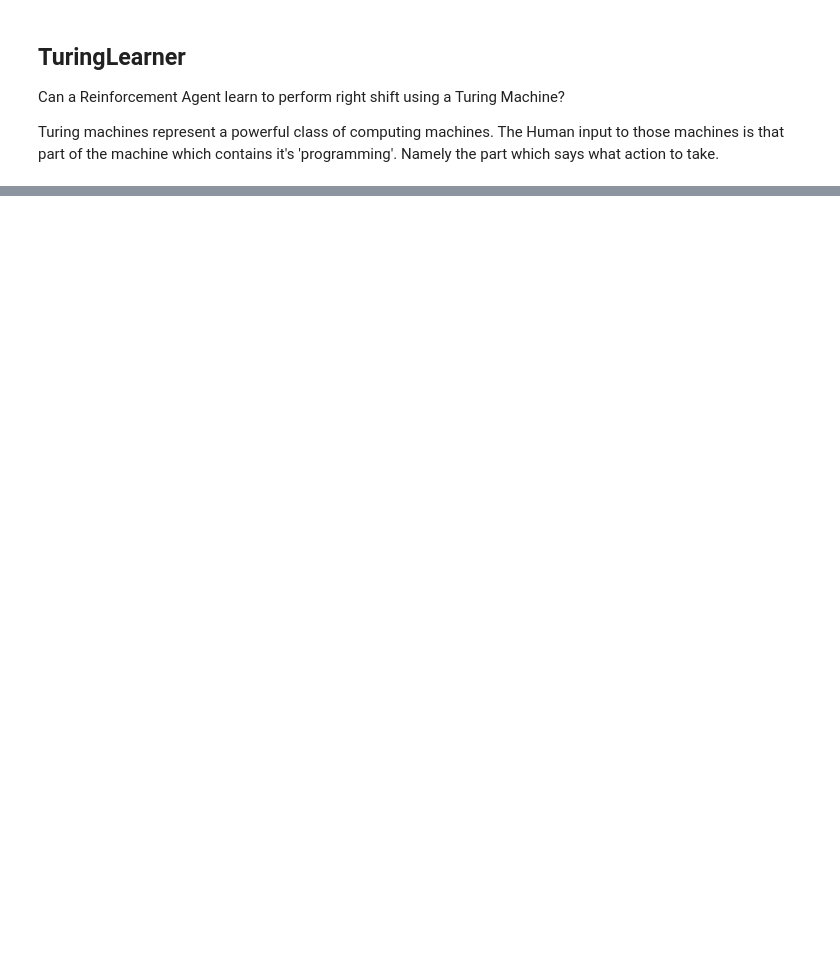
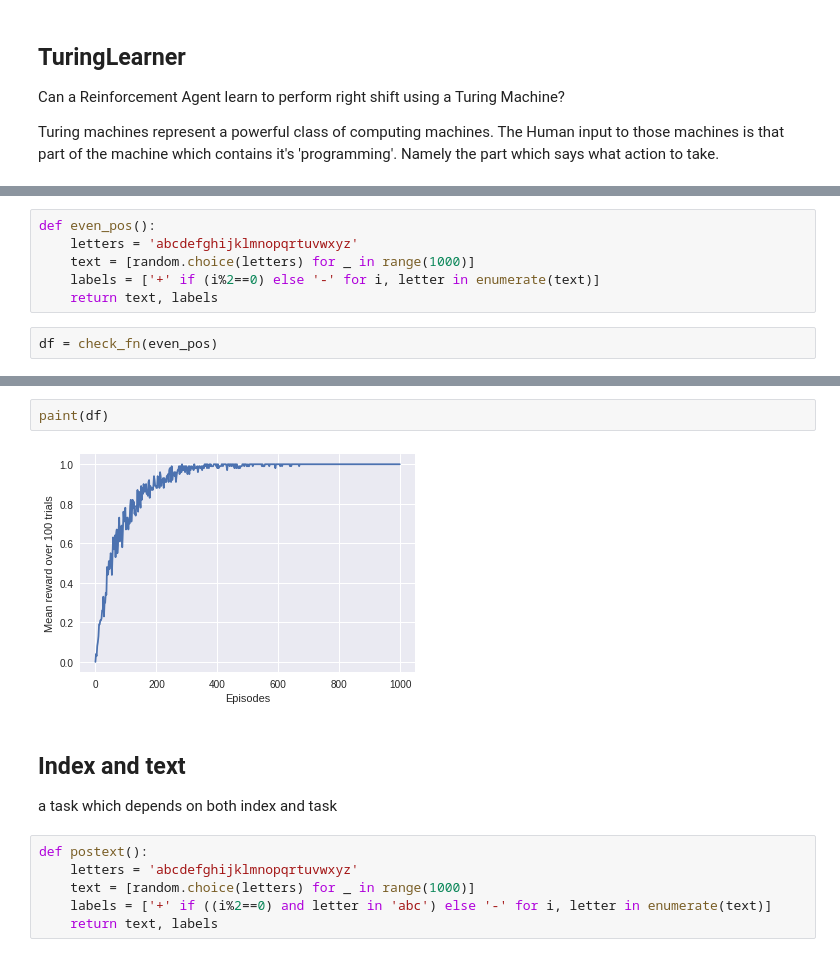
Before and after one commit to theSage21/notebooks, a Jupyter notebook: books/Turing-Learner.ipynb, the cells around one changed output, grey strips where cells are left out. Cells and saved outputs as stored; diff of their text form; blank space fills up the shorter version.

```diff
--- a/books/Turing-Learner.ipynb
+++ b/books/Turing-Learner.ipynb
@@ -157,0 +138,8 @@ run_fn(sorting, eps=1000)
+# %%
+def even_pos():
+    letters = 'abcdefghijklmnopqrtuvwxyz'
+    text = [random.choice(letters) for _ in range(1000)]
+    labels = ['+' if (i%2==0) else '-' for i, letter in enumerate(text)]
+    return text, labels
+# %%
+df = check_fn(even_pos)
@@ -157,0 +156,14 @@ run_fn(sorting, eps=1000)
+# %%
+paint(df)
+# %% [output]
+[figure, added]
+# %% [markdown]
+## Index and text
+
+a task which depends on both index and task
+# %%
+def postext():
+    letters = 'abcdefghijklmnopqrtuvwxyz'
+    text = [random.choice(letters) for _ in range(1000)]
+    labels = ['+' if ((i%2==0) and letter in 'abc') else '-' for i, letter in enumerate(text)]
+    return text, labels
```
Also changed, not shown: parts of 22 cells of this notebook.
